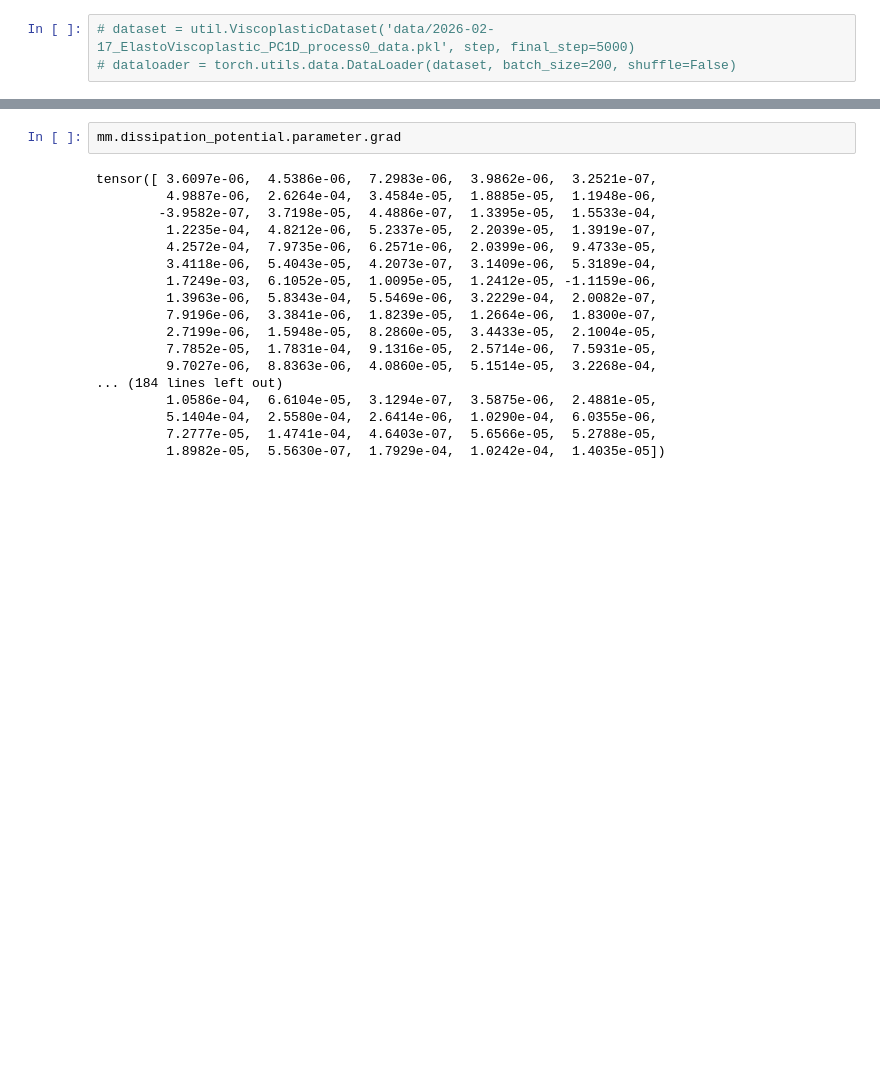
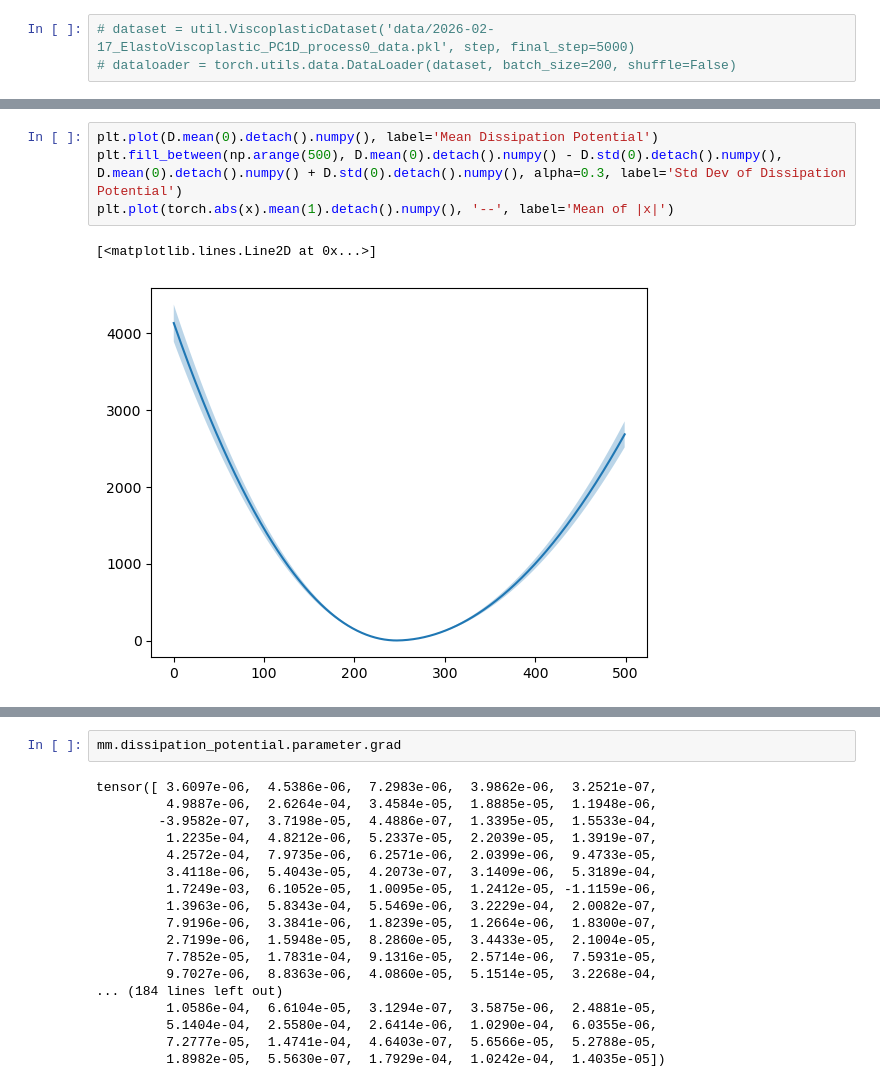
Before and after one commit to m-raj/microstructure-dependent-material-model, a Jupyter notebook: evp.ipynb, the cells around one changed output, grey strips where cells are left out. Saved outputs shown, nothing was run; the diff lists cells and outputs as text; blank space fills up the shorter version.

```diff
--- a/evp.ipynb
+++ b/evp.ipynb
@@ -267,3 +287,10 @@ AssertionError: NaN detected in gradient during solver iterations.
+# %%
+plt.plot(D.mean(0).detach().numpy(), label='Mean Dissipation Potential')
+plt.fill_between(np.arange(500), D.mean(0).detach().numpy() - D.std(0).detach().numpy(), D.mean(0).detach().numpy() + D.std(0).detach().numpy(), alpha=0.3, label='Std Dev of Dissipation Potential')
+plt.plot(torch.abs(x).mean(1).detach().numpy(), '--', label='Mean of |x|')
+# %% [output]
+[<matplotlib.lines.Line2D at 0x...>]
+[figure, added]
 # %%
 i = 1
 plt.plot(y_pred.detach().numpy()[i], label='pred')
```
Also changed, not shown: parts of 16 cells of this notebook, 3 other files.
